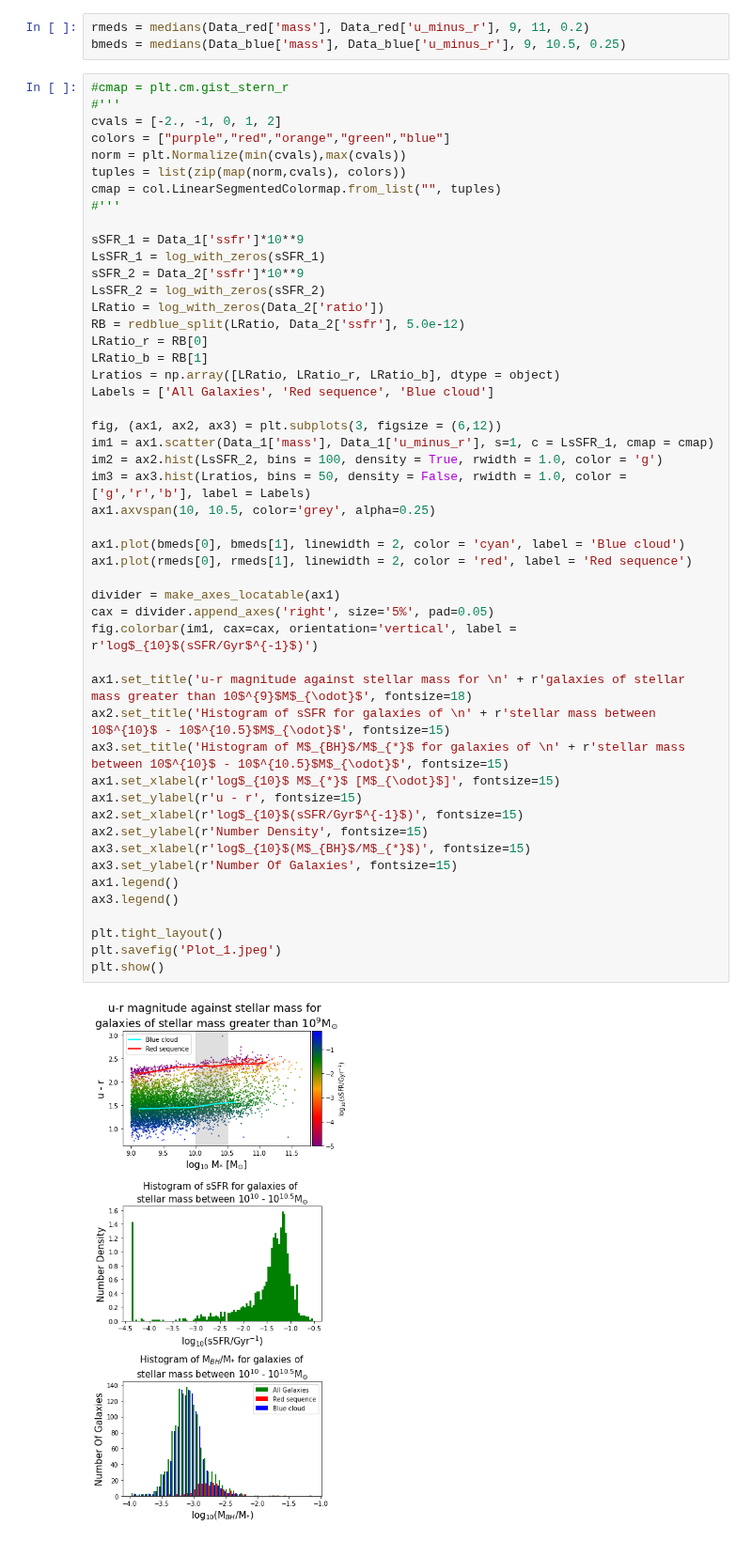
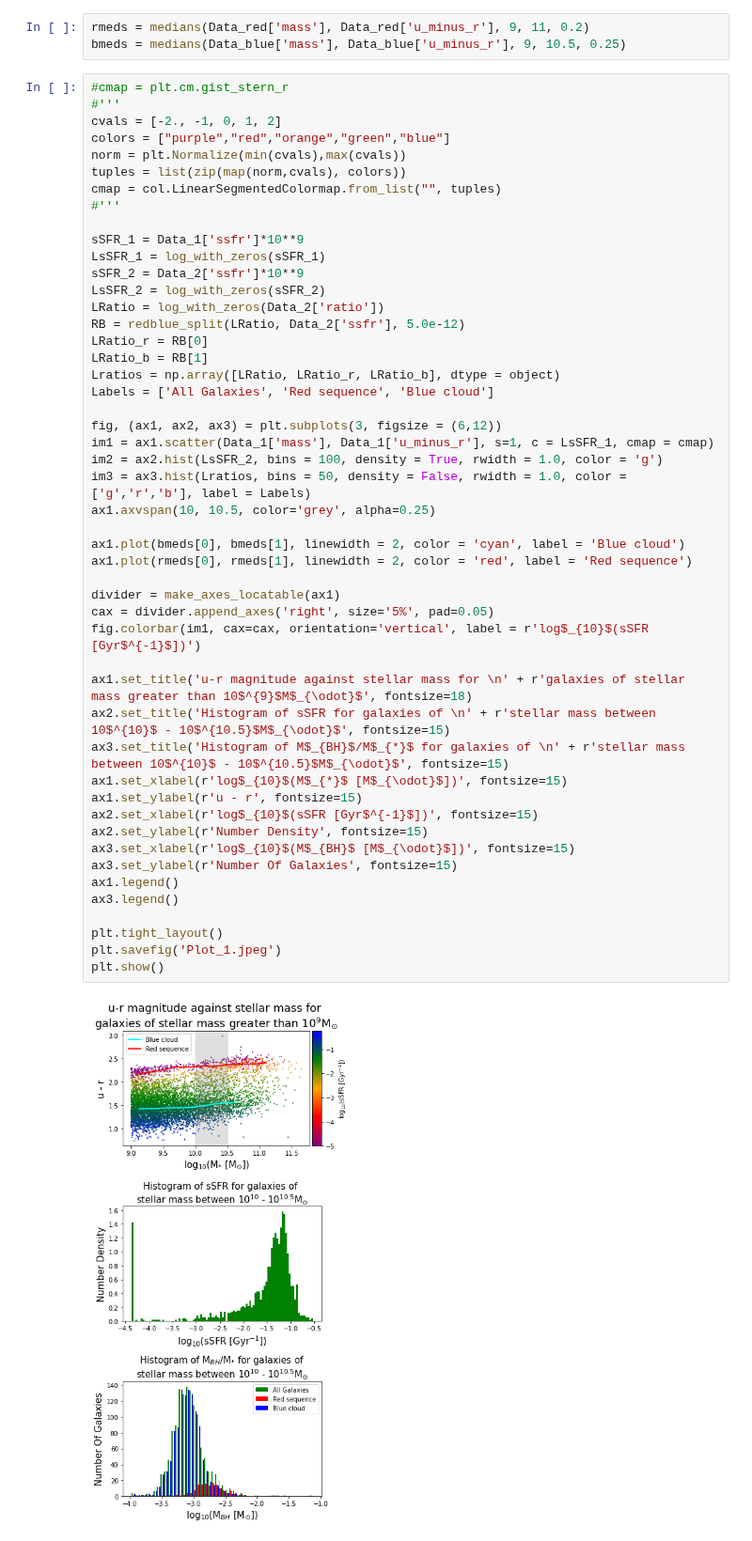
Before and after one commit to xvh422/L4-Project, a Jupyter notebook: First_Plot.ipynb, the cells around one changed output. Shown at 94% size. Drawn from its saved outputs; the diff is of its cells as text.

Commit message:
New Graphs

```diff
--- a/First_Plot.ipynb
+++ b/First_Plot.ipynb
@@ -153,35 +153,35 @@ RB = redblue_split(LRatio, Data_2['ssfr'], 5.0e-12)
 LRatio_r = RB[0]
 LRatio_b = RB[1]
 Lratios = np.array([LRatio, LRatio_r, LRatio_b], dtype = object)
 Labels = ['All Galaxies', 'Red sequence', 'Blue cloud']
 
 fig, (ax1, ax2, ax3) = plt.subplots(3, figsize = (6,12))
 im1 = ax1.scatter(Data_1['mass'], Data_1['u_minus_r'], s=1, c = LsSFR_1, cmap = cmap)
 im2 = ax2.hist(LsSFR_2, bins = 100, density = True, rwidth = 1.0, color = 'g')
 im3 = ax3.hist(Lratios, bins = 50, density = False, rwidth = 1.0, color = ['g','r','b'], label = Labels)
 ax1.axvspan(10, 10.5, color='grey', alpha=0.25)
 
 ax1.plot(bmeds[0], bmeds[1], linewidth = 2, color = 'cyan', label = 'Blue cloud')
 ax1.plot(rmeds[0], rmeds[1], linewidth = 2, color = 'red', label = 'Red sequence')
 
 divider = make_axes_locatable(ax1)
 cax = divider.append_axes('right', size='5%', pad=0.05)
-fig.colorbar(im1, cax=cax, orientation='vertical', label = r'log$_{10}$(sSFR/Gyr$^{-1}$)')
+fig.colorbar(im1, cax=cax, orientation='vertical', label = r'log$_{10}$(sSFR [Gyr$^{-1}$])')
 
 ax1.set_title('u-r magnitude against stellar mass for \n' + r'galaxies of stellar mass greater than 10$^{9}$M$_{\odot}$', fontsize=18)
 ax2.set_title('Histogram of sSFR for galaxies of \n' + r'stellar mass between 10$^{10}$ - 10$^{10.5}$M$_{\odot}$', fontsize=15)
 ax3.set_title('Histogram of M$_{BH}$/M$_{*}$ for galaxies of \n' + r'stellar mass between 10$^{10}$ - 10$^{10.5}$M$_{\odot}$', fontsize=15)
-ax1.set_xlabel(r'log$_{10}$ M$_{*}$ [M$_{\odot}$]', fontsize=15)
+ax1.set_xlabel(r'log$_{10}$(M$_{*}$ [M$_{\odot}$])', fontsize=15)
 ax1.set_ylabel(r'u - r', fontsize=15)
-ax2.set_xlabel(r'log$_{10}$(sSFR/Gyr$^{-1}$)', fontsize=15)
+ax2.set_xlabel(r'log$_{10}$(sSFR [Gyr$^{-1}$])', fontsize=15)
 ax2.set_ylabel(r'Number Density', fontsize=15)
-ax3.set_xlabel(r'log$_{10}$(M$_{BH}$/M$_{*}$)', fontsize=15)
+ax3.set_xlabel(r'log$_{10}$(M$_{BH}$ [M$_{\odot}$])', fontsize=15)
 ax3.set_ylabel(r'Number Of Galaxies', fontsize=15)
 ax1.legend()
 ax3.legend()
 
 plt.tight_layout()
 plt.savefig('Plot_1.jpeg')
 plt.show()
 # %% [output]
-[figure, old version]
+[figure, new version]
```
Also changed, not shown: parts of 2 cells of this notebook, 7 other files.
